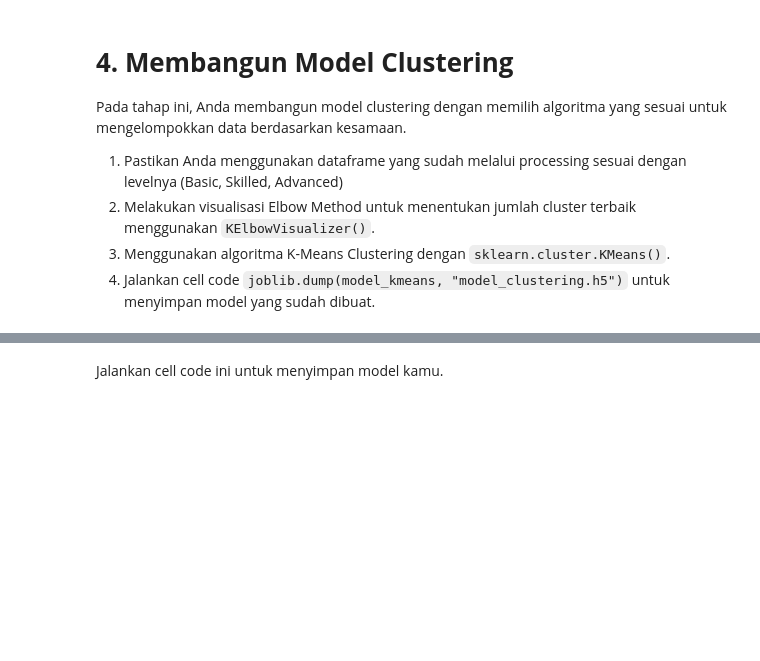
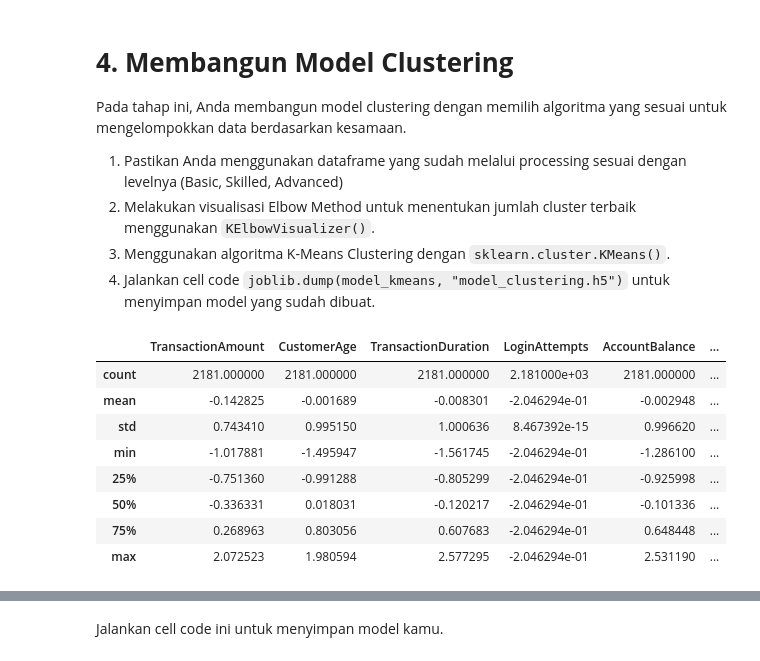
Before and after one commit to Hijaan/Dicoding_HIjaan, a Jupyter notebook: [Clustering]_Submission_Akhir_BMLP_Hasbi.ipynb, the cells around one changed output, grey strips where cells are left out. Saved outputs shown, nothing was run; the diff lists cells and outputs as text; code cells hidden in the pictures; blank space fills up the shorter version.

```diff
--- a/[Clustering]_Submission_Akhir_BMLP_Hasbi.ipynb
+++ b/[Clustering]_Submission_Akhir_BMLP_Hasbi.ipynb
@@ -361,9 +361,19 @@ Pada tahap ini, Anda membangun model clustering dengan memilih algoritma yang se
 # %%
 # Gunakan describe untuk memastikan proses clustering menggunakan dataset hasil preprocessing
 # Lengkapi kode ini dengan mengubah nama DataFrame yang akan dilatih.
 # Kode harus digunakan dan dilarang menambahkan syntax lainnya pada cell ini.
 # ___.describe()
-df_clean.describe()
+df_clean_num.describe()
+# %% [output]
+|  | TransactionAmount | CustomerAge | TransactionDuration | LoginAttempts | AccountBalance | ... |
+| count | 2181.000000 | 2181.000000 | 2181.000000 | 2.181000e+03 | 2181.000000 | ... |
+| mean | -0.142825 | -0.001689 | -0.008301 | -2.046294e-01 | -0.002948 | ... |
+| std | 0.743410 | 0.995150 | 1.000636 | 8.467392e-15 | 0.996620 | ... |
+| min | -1.017881 | -1.495947 | -1.561745 | -2.046294e-01 | -1.286100 | ... |
+| 25% | -0.751360 | -0.991288 | -0.805299 | -2.046294e-01 | -0.925998 | ... |
+| 50% | -0.336331 | 0.018031 | -0.120217 | -2.046294e-01 | -0.101336 | ... |
+| 75% | 0.268963 | 0.803056 | 0.607683 | -2.046294e-01 | 0.648448 | ... |
+| max | 2.072523 | 1.980594 | 2.577295 | -2.046294e-01 | 2.531190 | ... |
 # %%
 # Melakukan visualisasi Elbow Method menggunakan KElbowVisualizer()
 # Handle missing values in numerical_df before fitting
```
Also changed, not shown: parts of 22 cells of this notebook.
